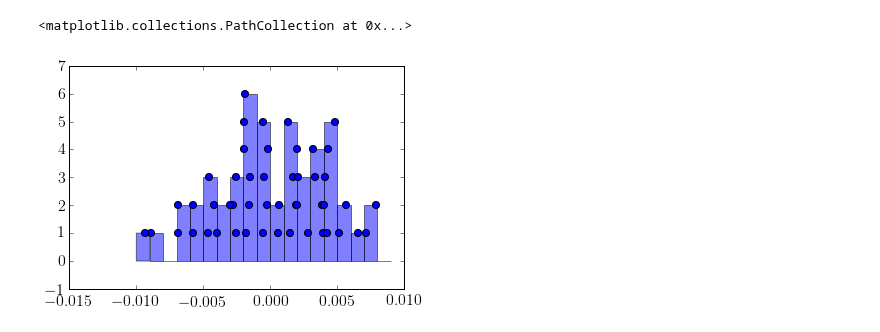
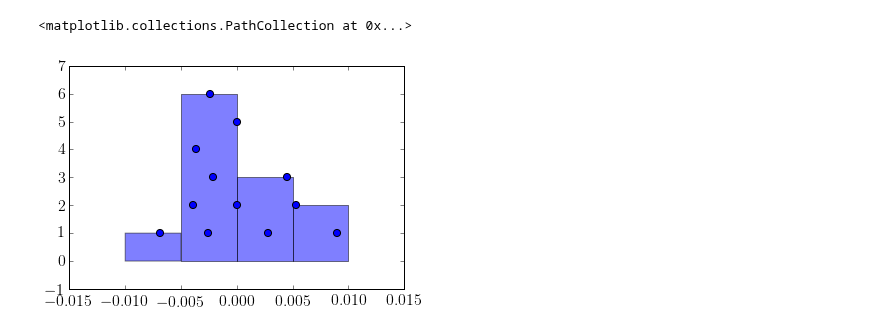
Before and after one commit to SimonBiggs/electronfactors, a Jupyter notebook: examples/Experimental Model with uncertainty.ipynb, the cells around one changed output. Drawn from its saved outputs; the diff is of its cells as text; code cells hidden in the pictures.

```diff
--- a/examples/Experimental Model with uncertainty.ipynb
+++ b/examples/Experimental Model with uncertainty.ipynb
@@ -26,7 +30,7 @@ rc('font',**{'family':'serif',
              'size':'16'})
 rc('text', usetex=True)
 # %%
-with open("model_cache/12MeV_10app_100ssd.yml", 'r') as file:
+with open("model_cache/6MeV_10app_100ssd.yml", 'r') as file:
     cutout_data = yaml.load(file)
 # %%
 label = np.array([key for key in cutout_data])
@@ -67,7 +71,3 @@ plt.scatter(width, eqPonA)
-# %%
-# bbox=[min(width),max(width), min(eqPonA),max(eqPonA)]
-
-spline = SmoothBivariateSpline(width,eqPonA,factor,kx=2,ky=1)
 # %%
 def multiregression(x, y, width, eqPonA, factor):
     regression = reg_m(factor, np.vstack([eqPonA, width]))
@@ -107,13 +78,0 @@ def multiregression(x, y, width, eqPonA, factor):
-# %%
-def create_model(width, eqPonA, factor):
-
-    def model(x, y):
-
-        spline = SmoothBivariateSpline(
-            width, eqPonA, factor, kx=2, ky=1)
-
-        result = spline.ev(x, y)
-
-        return result
-
-    return model
@@ -119,0 +113,5 @@ def create_model(width, eqPonA, factor):
+# %%
+y = factor
+x = np.vstack([width, eqPonA])
+
+print(reg_m(y, x).summary())
@@ -203,29 +306,29 @@ plt.axis('equal')
 # %%
-residuals_lengthwidth = factor - spline.ev(width, eqPonA)
+residuals_lengthwidth = factor - model(width, eqPonA)
 
 binSize = np.floor(4 * residuals_lengthwidth.ptp() / len(residuals_lengthwidth) / 0.0005) * 0.0005
 binStart = np.floor(residuals_lengthwidth.min()/binSize)*binSize
 binEnd = np.ceil(residuals_lengthwidth.max()/binSize)*binSize
 
 bins = np.arange(binStart,binEnd+binSize,binSize)
 
 dbins = bins[1] - bins[0]
 binsTrans = bins - dbins/2
 
 binsTrans = binsTrans.reshape(-1,1)
 binNum = np.argmin(abs(binsTrans - residuals_lengthwidth),0)
 
 representative_height = np.zeros(len(binNum))
 
 for i in range(len(bins)):
     binRef = (binNum == i)
     representative_height[binRef] = np.arange(sum(binRef)) + 1
 
 plt.hist(residuals_lengthwidth,bins,alpha=0.5)
 plt.scatter(residuals_lengthwidth,representative_height,zorder=2,s=50,)
 # %% [output]
 <matplotlib.collections.PathCollection at 0x...>
-[figure, old version]
+[figure, new version]
 # %%
 label[np.argsort(np.abs(residuals_lengthwidth))][::-1]
 # %% [output]
```
Also changed, not shown: parts of 38 cells of this notebook, 11 other files.
